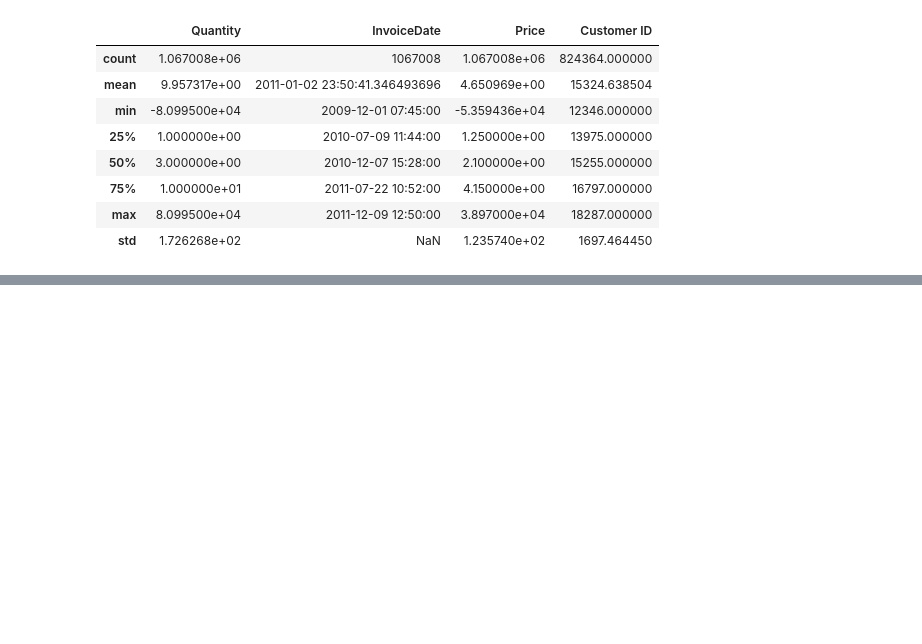
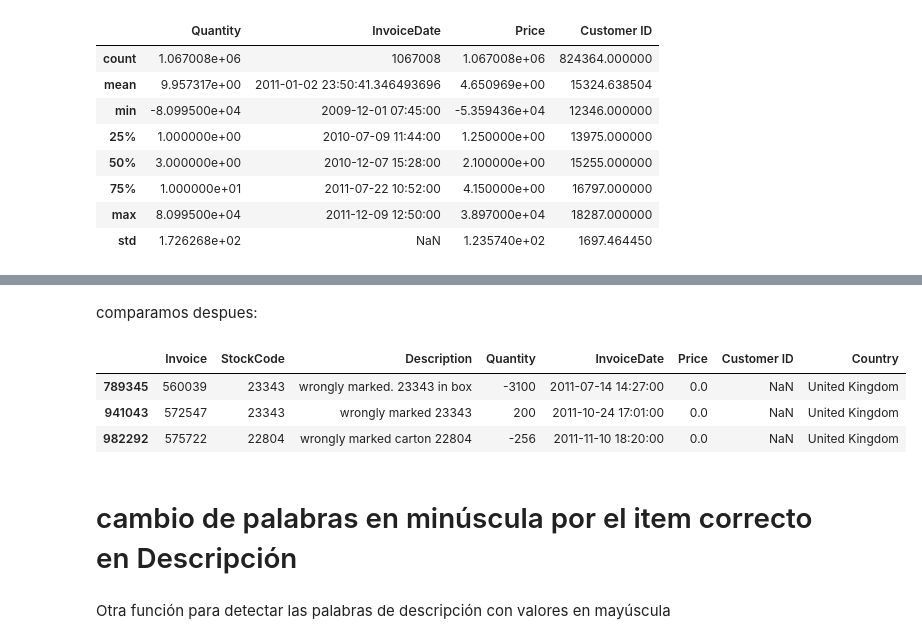
Before and after one commit to No-Country-simulation/s17-17-ft-data-bi, a Jupyter notebook: src/notebooks/eda.ipynb, the cells around one changed output, grey strips where cells are left out. Drawn from its saved outputs; the diff is of its cells as text; code cells hidden in the pictures; blank space fills up the shorter version.

```diff
--- a/src/notebooks/eda.ipynb
+++ b/src/notebooks/eda.ipynb
@@ -321,0 +401,4 @@ df.describe()
+# %%
+import re
+numeric_values = [value for value in lowercase_dict if re.findall(r'\D*(\d+)\D*', value)]
+numeric_values
@@ -321,0 +425,14 @@ df.describe()
+# %%
+# TODO: Impute the missing values for the StockCode
+result_dict = {}
+# Loop through each item in the list
+for text in numeric_values:
+    # Find all numbers in the text
+    numbers = re.findall(r'\D*(\d+)\D*', text)
+    if len(str(numbers)) > 0:
+        # Use the first number as the key (assuming only one number per string)
+        key = int(numbers[0])
+        # Store the entire text as the value
+        result_dict[text] = key
+
+result_dict
@@ -321,0 +459,2 @@ df.describe()
+# %%
+df_test = df.copy()
@@ -321,0 +468,19 @@ df.describe()
+# %%
+
+df_test['StockCode'] = df_test.apply(
+    lambda row: result_dict[row['Description']]
+    if row['Description'] in result_dict else row['StockCode'], axis=1
+)
+# %% [markdown]
+comparamos despues:
+# %%
+df_test.loc[df_test['Description'].str.contains('wrongly marked.', na=False)].head()
+# %% [output]
+|  | Invoice | StockCode | Description | Quantity | InvoiceDate | Price | Customer ID | Country |
+| 789345 | 560039 | 23343 | wrongly marked. 23343 in box | -3100 | 2011-07-14 14:27:00 | 0.0 | NaN | United Kingdom |
+| 941043 | 572547 | 23343 | wrongly marked 23343 | 200 | 2011-10-24 17:01:00 | 0.0 | NaN | United Kingdom |
+| 982292 | 575722 | 22804 | wrongly marked carton 22804 | -256 | 2011-11-10 18:20:00 | 0.0 | NaN | United Kingdom |
+# %% [markdown]
+# cambio de palabras en minúscula por el item correcto en Descripción
+# %% [markdown]
+Otra función para detectar las palabras de descripción con valores en mayúscula
```
Also changed, not shown: parts of 32 cells of this notebook.
